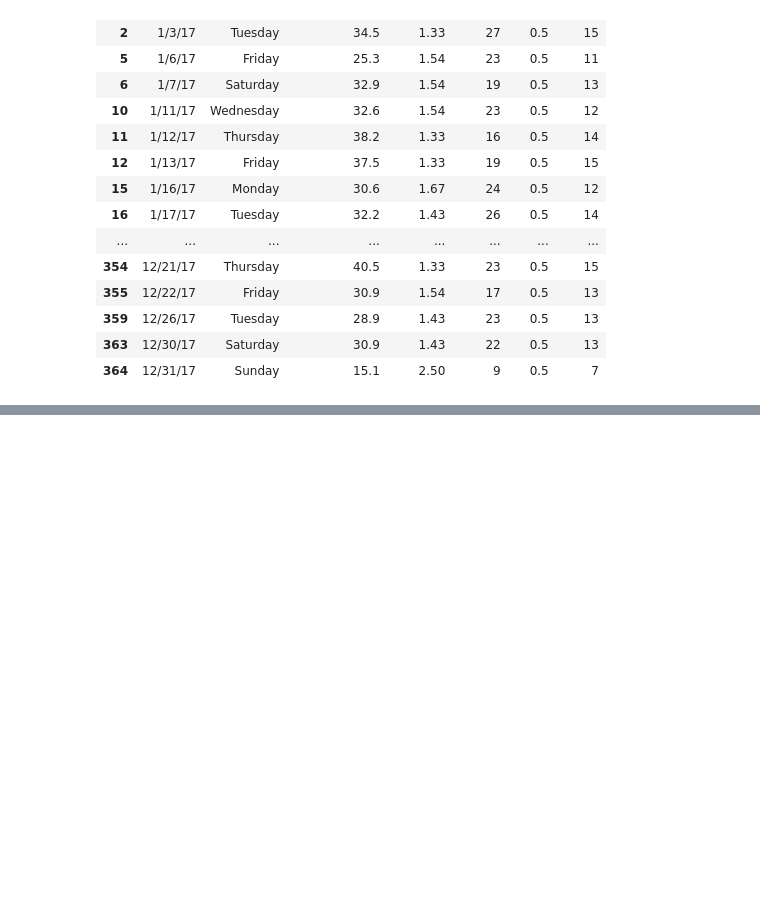
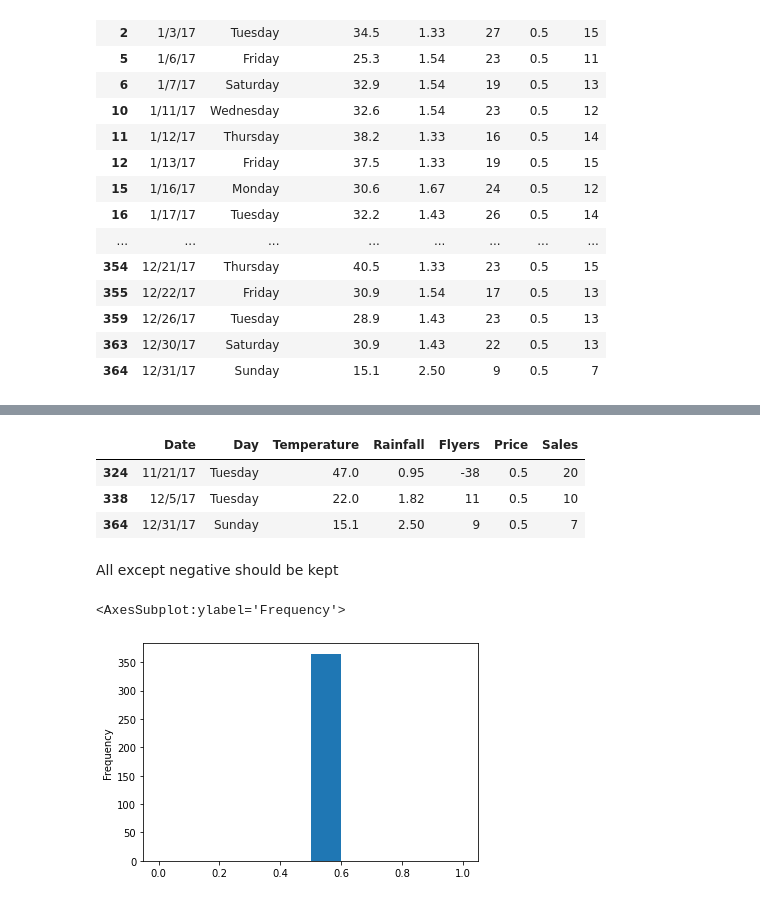
Before and after one commit to paigerackley/anomoly-detection-exercises, a Jupyter notebook: continuous_probabilistic_methods.ipynb, the cells around one changed output, grey strips where cells are left out. Saved outputs shown, nothing was run; the diff lists cells and outputs as text; code cells hidden in the pictures; blank space fills up the shorter version.

```diff
--- a/continuous_probabilistic_methods.ipynb
+++ b/continuous_probabilistic_methods.ipynb
@@ -178,0 +379,14 @@ df[df.Rainfall > rain_upper]
+# %%
+df[zscores < -2]
+# %% [output]
+|  | Date | Day | Temperature | Rainfall | Flyers | Price | Sales |
+| 324 | 11/21/17 | Tuesday | 47.0 | 0.95 | -38 | 0.5 | 20 |
+| 338 | 12/5/17 | Tuesday | 22.0 | 1.82 | 11 | 0.5 | 10 |
+| 364 | 12/31/17 | Sunday | 15.1 | 2.50 | 9 | 0.5 | 7 |
+# %% [markdown]
+All except negative should be kept
+# %%
+df.Price.plot(kind = 'hist')
+# %% [output]
+<AxesSubplot:ylabel='Frequency'>
+[figure, added]
```
Also changed, not shown: parts of 56 cells of this notebook.
